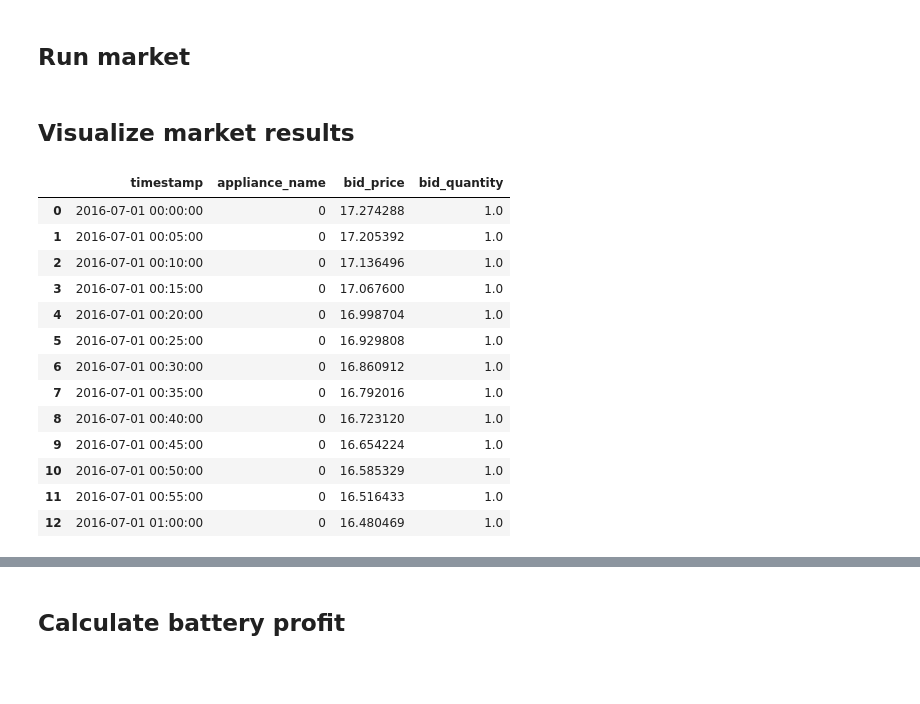
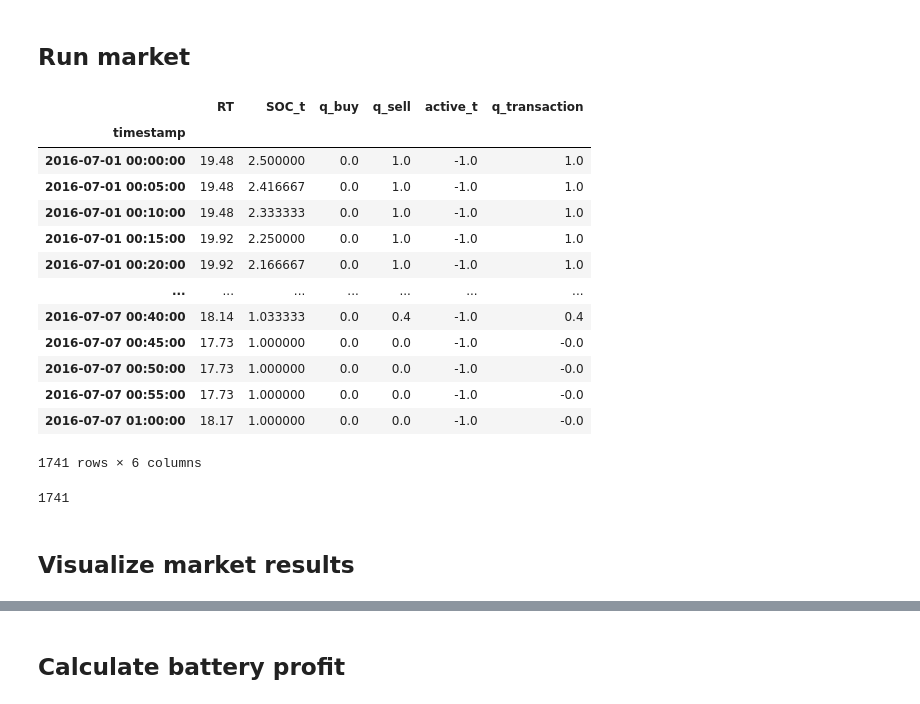
Before and after one commit to slacgismo/LEM_simulation, a Jupyter notebook: battery_bidding.ipynb, the cells around one changed output, grey strips where cells are left out. Saved outputs shown, nothing was run; the diff lists cells and outputs as text; code cells hidden in the pictures; blank space fills up the shorter version.

```diff
--- a/battery_bidding.ipynb
+++ b/battery_bidding.ipynb
@@ -173,6 +233,6 @@ df_battery_state = pandas.DataFrame(columns=cols_battery,data=values)
 # %%
 # WS costs
-df_WS = pandas.read_csv('glm_generation_Austin/Ercot_LZ_SOUTH.csv',parse_dates=True,index_col=[0]) # For year 2016
+df_WS = pd.read_csv('glm_generation_Austin/Ercot_LZ_SOUTH.csv',parse_dates=True,index_col=[0]) # For year 2016
 df_WS.head()
 # %% [output]
 |  | DA | RT |
@@ -238,21 +316,25 @@ for dt_sim_time in market_intervals:
+# %%
+df_store
+# %% [output]
+|  | RT | SOC_t | q_buy | q_sell | active_t | q_transaction |
+| timestamp |  |  |  |  |  |  |
+| 2016-07-01 00:00:00 | 19.48 | 2.500000 | 0.0 | 1.0 | -1.0 | 1.0 |
+| 2016-07-01 00:05:00 | 19.48 | 2.416667 | 0.0 | 1.0 | -1.0 | 1.0 |
+| 2016-07-01 00:10:00 | 19.48 | 2.333333 | 0.0 | 1.0 | -1.0 | 1.0 |
+| 2016-07-01 00:15:00 | 19.92 | 2.250000 | 0.0 | 1.0 | -1.0 | 1.0 |
+| 2016-07-01 00:20:00 | 19.92 | 2.166667 | 0.0 | 1.0 | -1.0 | 1.0 |
+| ... | ... | ... | ... | ... | ... | ... |
+| 2016-07-07 00:40:00 | 18.14 | 1.033333 | 0.0 | 0.4 | -1.0 | 0.4 |
+| 2016-07-07 00:45:00 | 17.73 | 1.000000 | 0.0 | 0.0 | -1.0 | -0.0 |
+| 2016-07-07 00:50:00 | 17.73 | 1.000000 | 0.0 | 0.0 | -1.0 | -0.0 |
+| 2016-07-07 00:55:00 | 17.73 | 1.000000 | 0.0 | 0.0 | -1.0 | -0.0 |
+| 2016-07-07 01:00:00 | 18.17 | 1.000000 | 0.0 | 0.0 | -1.0 | -0.0 |
+1741 rows × 6 columns
+# %%
+len(df_store.active_t==1)
+len(df_store)
+#check later is equal length
+# %% [output]
+1741
 # %% [markdown]
 ## Visualize market results
-# %%
-# buy bids
-# discrepancy with amount of rows shown
-df_buy_bids
-# %% [output]
-|  | timestamp | appliance_name | bid_price | bid_quantity |
-| 0 | 2016-07-01 00:00:00 | 0 | 17.274288 | 1.0 |
-| 1 | 2016-07-01 00:05:00 | 0 | 17.205392 | 1.0 |
-| 2 | 2016-07-01 00:10:00 | 0 | 17.136496 | 1.0 |
-| 3 | 2016-07-01 00:15:00 | 0 | 17.067600 | 1.0 |
-| 4 | 2016-07-01 00:20:00 | 0 | 16.998704 | 1.0 |
-| 5 | 2016-07-01 00:25:00 | 0 | 16.929808 | 1.0 |
-| 6 | 2016-07-01 00:30:00 | 0 | 16.860912 | 1.0 |
-| 7 | 2016-07-01 00:35:00 | 0 | 16.792016 | 1.0 |
-| 8 | 2016-07-01 00:40:00 | 0 | 16.723120 | 1.0 |
-| 9 | 2016-07-01 00:45:00 | 0 | 16.654224 | 1.0 |
-| 10 | 2016-07-01 00:50:00 | 0 | 16.585329 | 1.0 |
-| 11 | 2016-07-01 00:55:00 | 0 | 16.516433 | 1.0 |
-| 12 | 2016-07-01 01:00:00 | 0 | 16.480469 | 1.0 |
```
Also changed, not shown: parts of 30 cells of this notebook.
